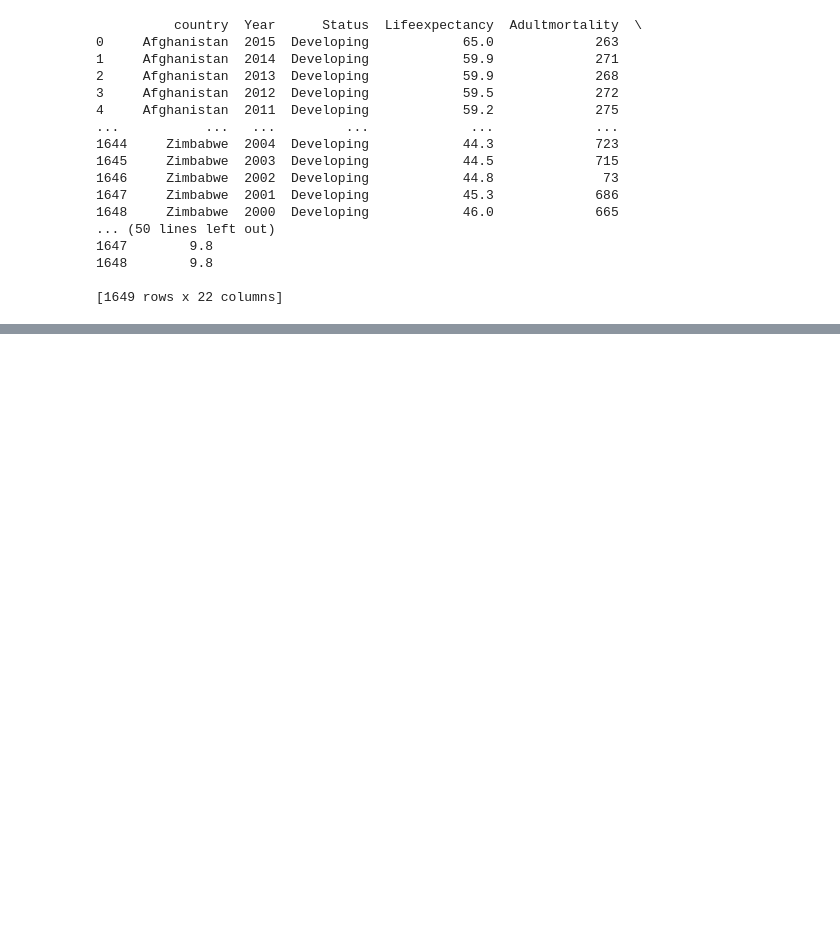
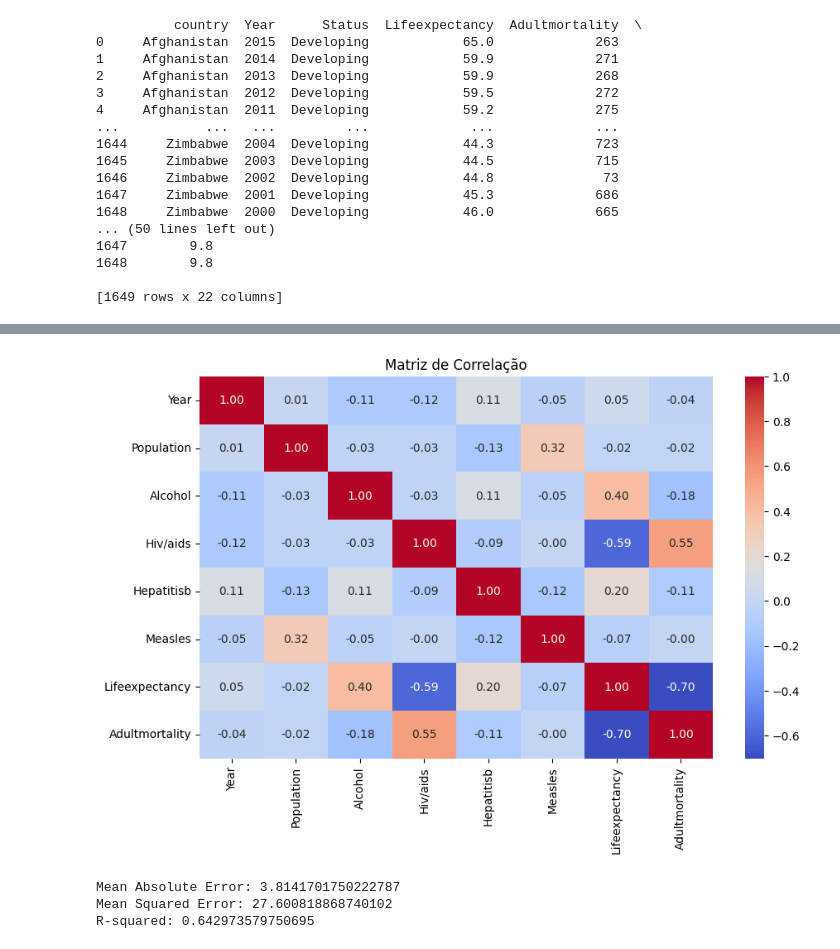
Before and after one commit to altonFreitas/Metodos_Tecnicas_Analise_Dados, a Jupyter notebook: aed.ipynb, the cells around one changed output, grey strips where cells are left out. Saved outputs shown, nothing was run; the diff lists cells and outputs as text; code cells hidden in the pictures; blank space fills up the shorter version.

```diff
--- a/aed.ipynb
+++ b/aed.ipynb
@@ -136,0 +236,33 @@ Consumo de álcool: 13.63
+# %%
+correlation_matrix = filtrarDados.corr()
+
+plt.figure(figsize=(10, 6))
+sns.heatmap(correlation_matrix, annot=True, cmap='coolwarm', fmt='.2f')
+plt.title('Matriz de Correlação')
+plt.show()
+# %% [output]
+[figure, added]
+# %%
+X = filtrarDados[['Alcohol', 'Hiv/aids', 'Hepatitisb', 'Measles', 'Adultmortality']]
+y = filtrarDados['Lifeexpectancy']
+
+X_train, X_test, y_train, y_test = train_test_split(X, y, test_size=0.2, random_state=42)
+
+model = LinearRegression()
+
+model.fit(X_train, y_train)
+
+y_pred = model.predict(X_test)
+
+# Avaliando o modelo
+mae = mean_absolute_error(y_test, y_pred)
+mse = mean_squared_error(y_test, y_pred)
+r2 = r2_score(y_test, y_pred)
+
+print(f'Mean Absolute Error: {mae}')
+print(f'Mean Squared Error: {mse}')
+print(f'R-squared: {r2}')
+# %% [output]
+Mean Absolute Error: 3.8141701750222787
+Mean Squared Error: 27.600818868740102
+R-squared: 0.642973579750695
```
Also changed, not shown: parts of 11 cells of this notebook.
